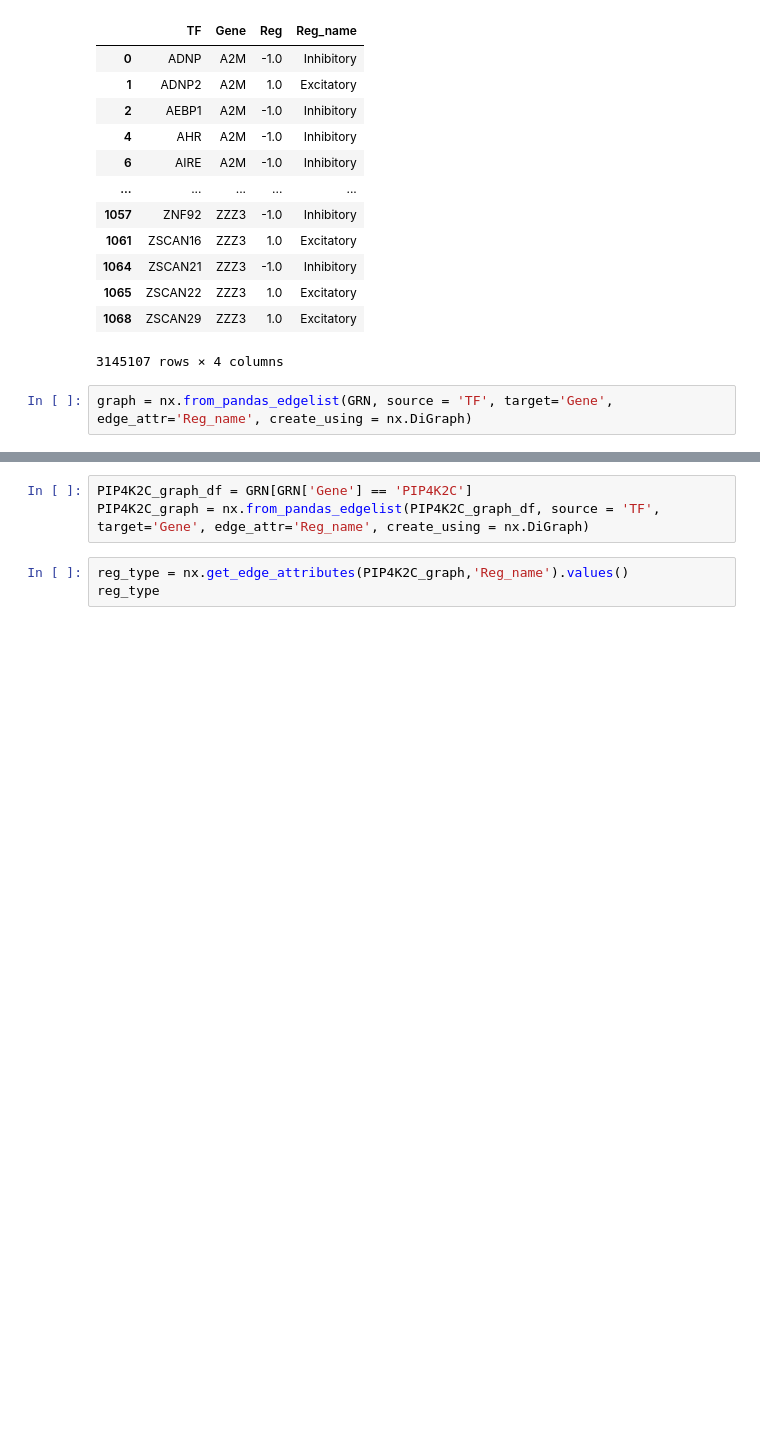
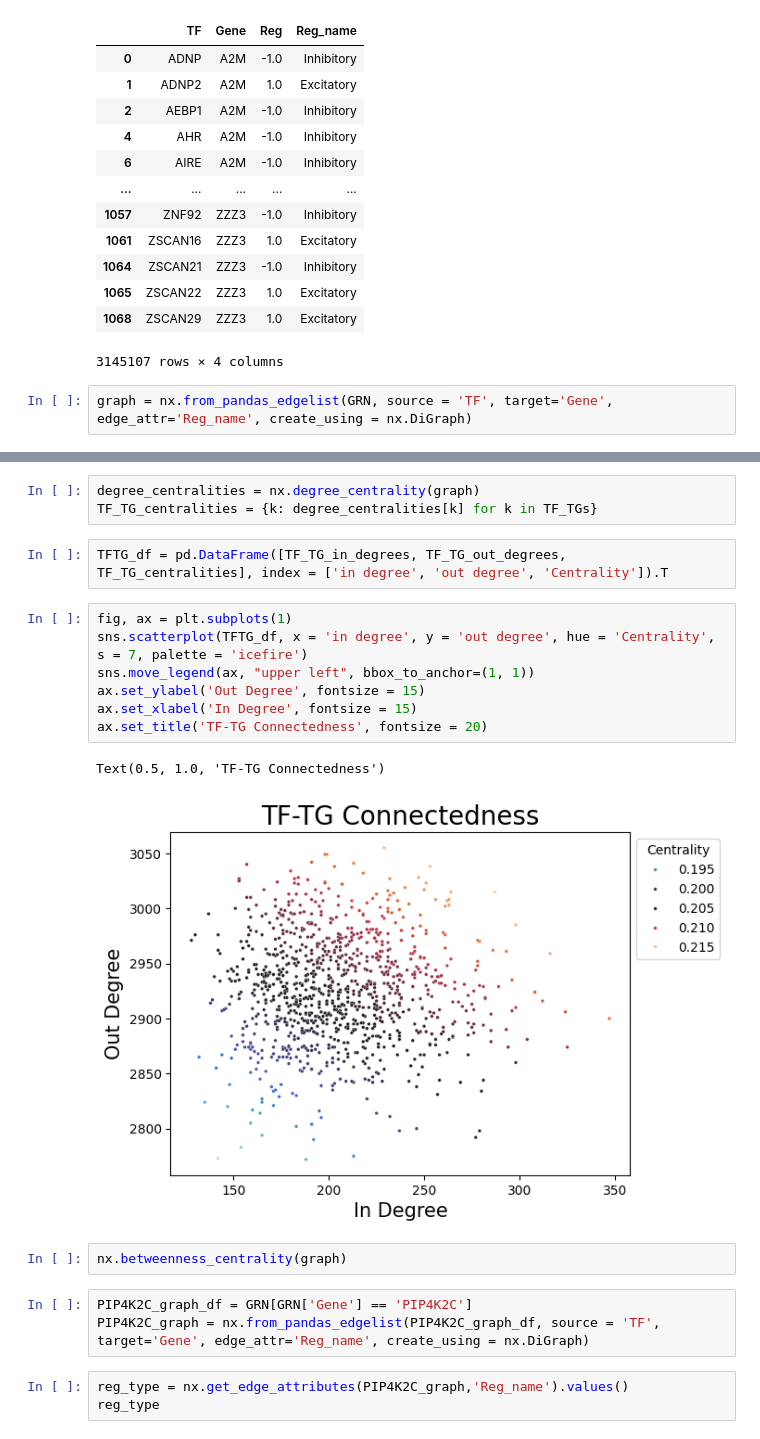
Before and after one commit to Alexander-Broadley/Zhang_lab_rotation, a Jupyter notebook: MML_model/GRN_reconstruction/visualising_GRN.ipynb, the cells around one changed output, grey strips where cells are left out. Drawn from its saved outputs; the diff is of its cells as text; blank space fills up the shorter version.

```diff
--- a/MML_model/GRN_reconstruction/visualising_GRN.ipynb
+++ b/MML_model/GRN_reconstruction/visualising_GRN.ipynb
@@ -33,3 +83,20 @@ graph = nx.from_pandas_edgelist(GRN, source = 'TF', target='Gene', edge_attr='Re
+# %%
+degree_centralities = nx.degree_centrality(graph)
+TF_TG_centralities = {k: degree_centralities[k] for k in TF_TGs}
+# %%
+TFTG_df = pd.DataFrame([TF_TG_in_degrees, TF_TG_out_degrees, TF_TG_centralities], index = ['in degree', 'out degree', 'Centrality']).T
+# %%
+fig, ax = plt.subplots(1)
+sns.scatterplot(TFTG_df, x = 'in degree', y = 'out degree', hue = 'Centrality', s = 7, palette = 'icefire')
+sns.move_legend(ax, "upper left", bbox_to_anchor=(1, 1))
+ax.set_ylabel('Out Degree', fontsize = 15)
+ax.set_xlabel('In Degree', fontsize = 15)
+ax.set_title('TF-TG Connectedness', fontsize = 20)
+# %% [output]
+Text(0.5, 1.0, 'TF-TG Connectedness')
+[figure, added]
+# %%
+nx.betweenness_centrality(graph)
 # %%
 PIP4K2C_graph_df = GRN[GRN['Gene'] == 'PIP4K2C']
 PIP4K2C_graph = nx.from_pandas_edgelist(PIP4K2C_graph_df, source = 'TF', target='Gene', edge_attr='Reg_name', create_using = nx.DiGraph)
```
Also changed, not shown: parts of 10 cells of this notebook, 3 other files.
